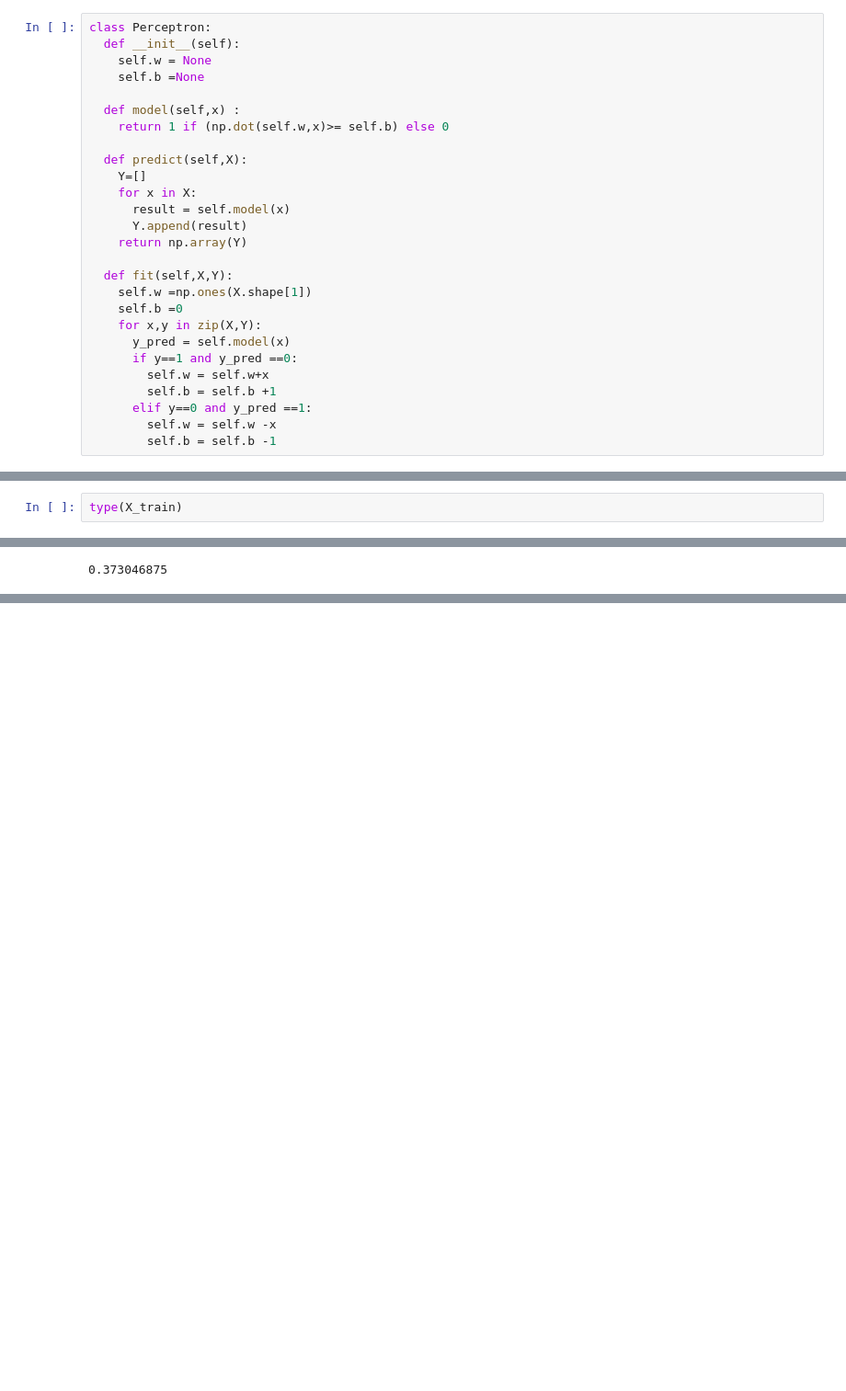
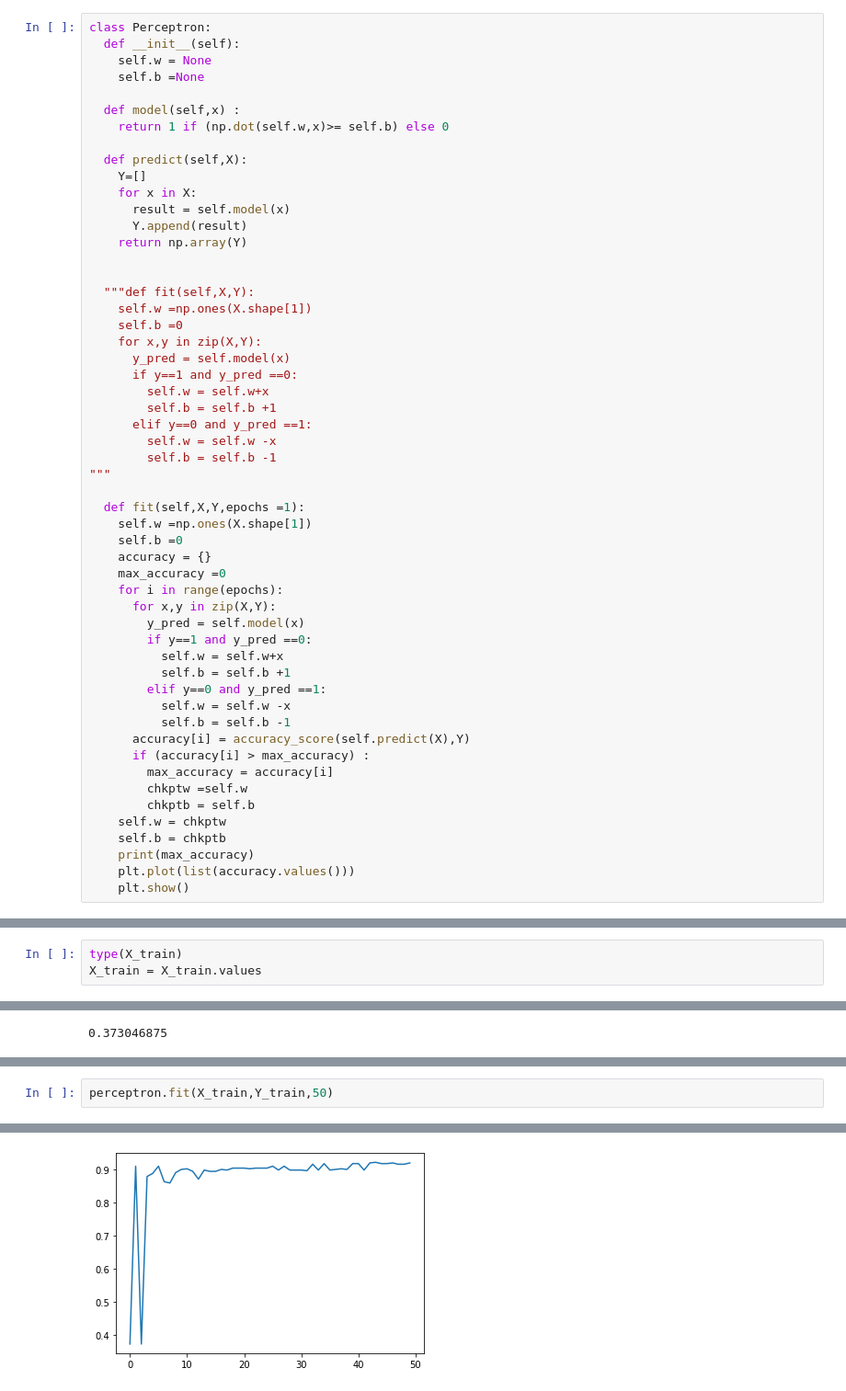
Before and after one commit to rajeshchengannur/DeepLearning, a Jupyter notebook: DL102_MPNeuron_And_Perceptron.ipynb, the cells around one changed output, grey strips where cells are left out. Shown at 92% size. Cells and saved outputs as stored; diff of their text form; blank space fills up the shorter version.

```diff
--- a/DL102_MPNeuron_And_Perceptron.ipynb
+++ b/DL102_MPNeuron_And_Perceptron.ipynb
@@ -338,7 +338,8 @@ class Perceptron:
       Y.append(result)
     return np.array(Y)
 
-  def fit(self,X,Y):
+
+  """def fit(self,X,Y):
     self.w =np.ones(X.shape[1])
     self.b =0
     for x,y in zip(X,Y):
@@ -349,7 +350,34 @@ class Perceptron:
       elif y==0 and y_pred ==1:
         self.w = self.w -x
         self.b = self.b -1
+"""
+
+  def fit(self,X,Y,epochs =1):
+    self.w =np.ones(X.shape[1])
+    self.b =0
+    accuracy = {}
+    max_accuracy =0
+    for i in range(epochs):
+      for x,y in zip(X,Y):
+        y_pred = self.model(x)
+        if y==1 and y_pred ==0:
+          self.w = self.w+x
+          self.b = self.b +1
+        elif y==0 and y_pred ==1:
+          self.w = self.w -x
+          self.b = self.b -1
+      accuracy[i] = accuracy_score(self.predict(X),Y)
+      if (accuracy[i] > max_accuracy) :
+        max_accuracy = accuracy[i]
+        chkptw =self.w
+        chkptb = self.b
+    self.w = chkptw
+    self.b = chkptb
+    print(max_accuracy)
+    plt.plot(list(accuracy.values()))
+    plt.show()
 # %%
 perceptron = Perceptron()
 # %%
 type(X_train)
+X_train = X_train.values
@@ -378,0 +411,3 @@ print(accuracy_score(Y_pred_test,Y_test))
+# %%
+perceptron.fit(X_train,Y_train,50)
+# %% [output]
@@ -378,0 +415 @@ print(accuracy_score(Y_pred_test,Y_test))
+[figure, added]
```
Also changed, not shown: parts of 8 cells of this notebook.
